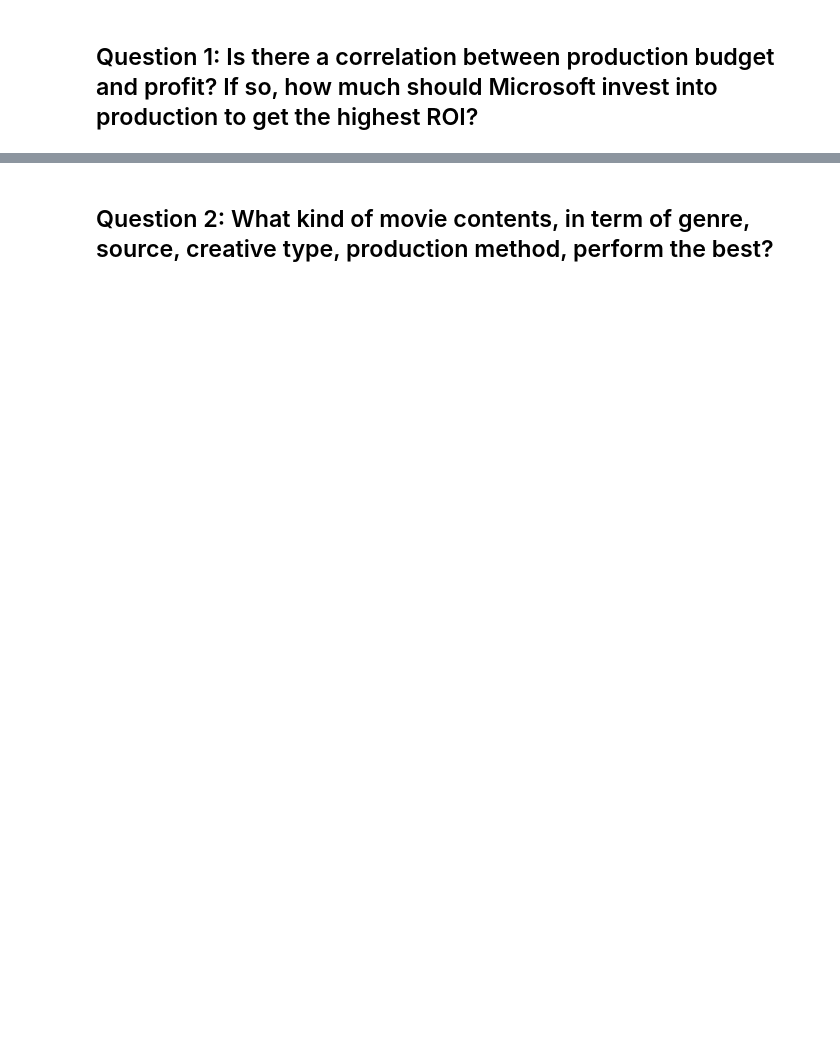
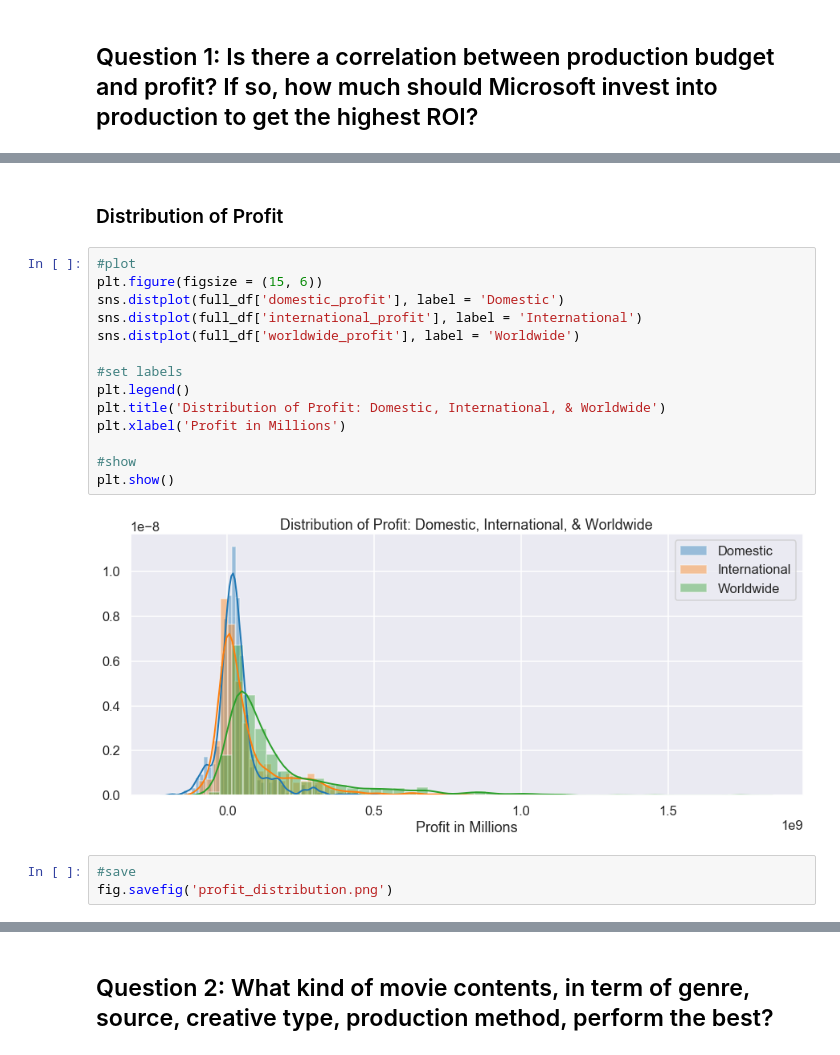
Before and after one commit to baotramduong/Porfolio_Project_The_Movie_Industry, a Jupyter notebook: Part III - Data Analysis & Visualization, Actionable Insight, Conclusion & Future Works.ipynb, the cells around one changed output, grey strips where cells are left out. Drawn from its saved outputs; the diff is of its cells as text; blank space fills up the shorter version.

```diff
--- a/Part III - Data Analysis & Visualization, Actionable Insight, Conclusion & Future Works.ipynb
+++ b/Part III - Data Analysis & Visualization, Actionable Insight, Conclusion & Future Works.ipynb
@@ -119,0 +121,21 @@ Name: worldwide_profit_margin, dtype: object
+# %% [markdown]
+### Distribution of Profit
+# %%
+#plot
+plt.figure(figsize = (15, 6))
+sns.distplot(full_df['domestic_profit'], label = 'Domestic')
+sns.distplot(full_df['international_profit'], label = 'International')
+sns.distplot(full_df['worldwide_profit'], label = 'Worldwide')
+
+#set labels
+plt.legend()
+plt.title('Distribution of Profit: Domestic, International, & Worldwide')
+plt.xlabel('Profit in Millions')
+
+#show
+plt.show()
+# %% [output]
+[figure, added]
+# %%
+#save
+fig.savefig('profit_distribution.png')
```
Also changed, not shown: parts of 40 cells of this notebook.
